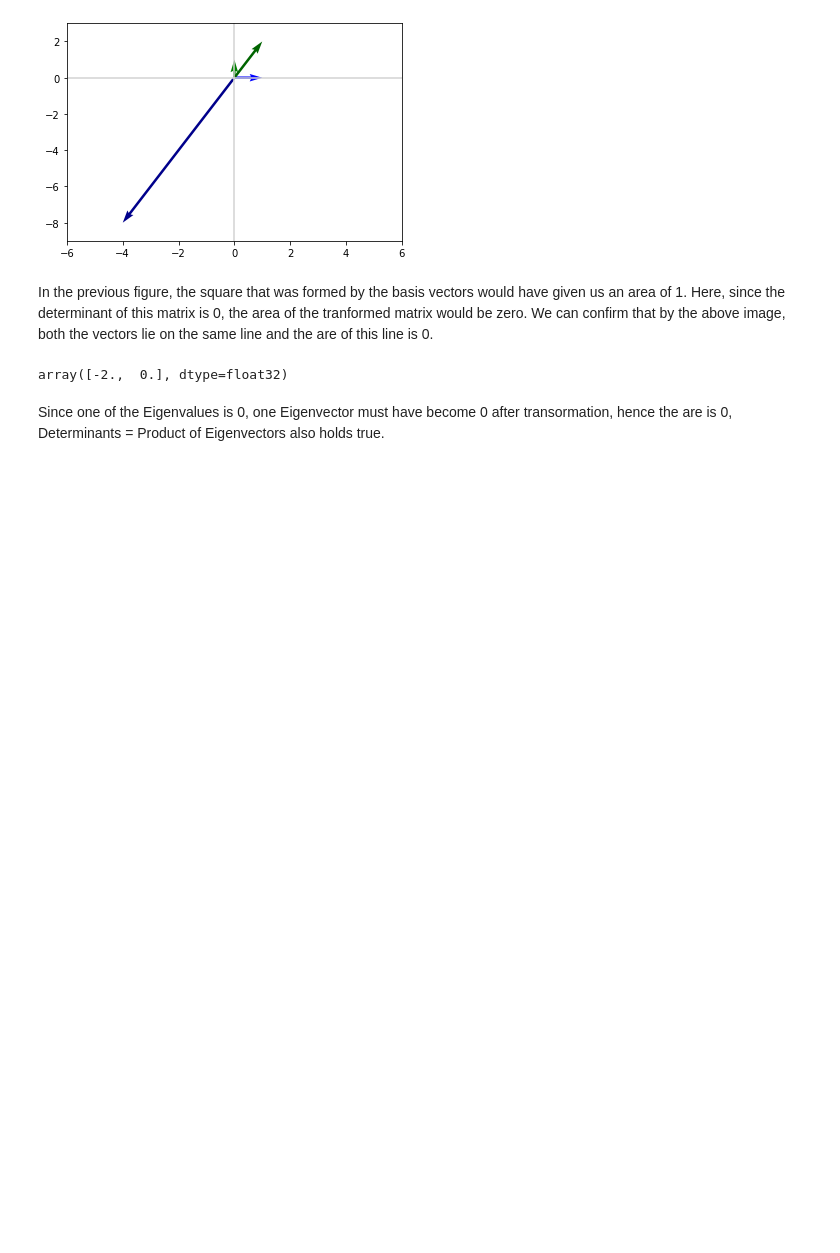
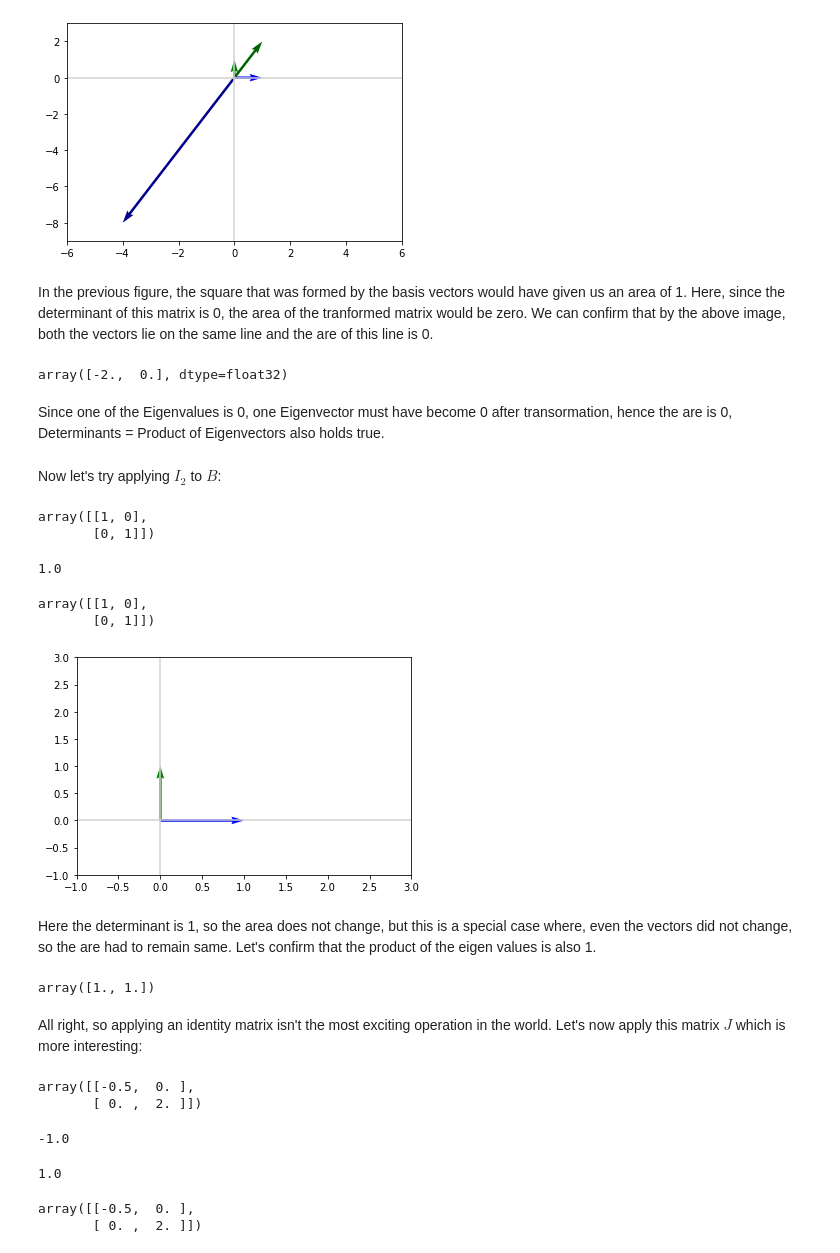
Before and after one commit to Sanjeevk26/MathsForML, a Jupyter notebook: Linear Algebra/11) Determinants.ipynb, the cells around one changed output. Cells and saved outputs as stored; diff of their text form; code cells hidden in the pictures; blank space fills up the shorter version.

```diff
--- a/Linear Algebra/11) Determinants.ipynb
+++ b/Linear Algebra/11) Determinants.ipynb
@@ -213,3 +213,57 @@ lambdas
 array([-2.,  0.], dtype=float32)
 # %% [markdown]
 Since one of the Eigenvalues is 0, one Eigenvector must have become 0 after transormation, hence the are is 0, Determinants = Product of Eigenvectors also holds true.
+# %% [markdown]
+Now let's try applying $I_2$ to $B$:
+# %%
+I = np.array([[1, 0], [0, 1]])
+I
+# %% [output]
+array([[1, 0],
+       [0, 1]])
+# %%
+np.linalg.det(I)
+# %% [output]
+1.0
+# %%
+IB = np.dot(I, B)
+IB
+# %% [output]
+array([[1, 0],
+       [0, 1]])
+# %%
+plot_vectors([vectorfy(B, 0), vectorfy(B, 1), vectorfy(IB, 0), vectorfy(IB, 1)],
+            ['lightblue', 'lightgreen', 'blue', 'green'])
+plt.xlim(-1, 3)
+_ = plt.ylim(-1, 3)
+# %% [output]
+[figure, added]
+# %% [markdown]
+Here the determinant is 1, so the area does not change, but this is a special case where, even the vectors did not change, so the are had to remain same. Let's confirm that the product of the eigen values is also 1.
+# %%
+lambdas, V = np.linalg.eig(I)
+lambdas
+# %% [output]
+array([1., 1.])
+# %% [markdown]
+All right, so applying an identity matrix isn't the most exciting operation in the world. Let's now apply this matrix $J$ which is more interesting:
+# %%
+J = np.array([[-0.5, 0], [0, 2]])
+J
+# %% [output]
+array([[-0.5,  0. ],
+       [ 0. ,  2. ]])
+# %%
+np.linalg.det(J)
+# %% [output]
+-1.0
+# %%
+np.abs(np.linalg.det(J))
+# %% [output]
+1.0
+# %%
+JB = np.dot(J, B)
+JB
+# %% [output]
+array([[-0.5,  0. ],
+       [ 0. ,  2. ]])
```
Also changed, not shown: parts of 4 cells of this notebook.
